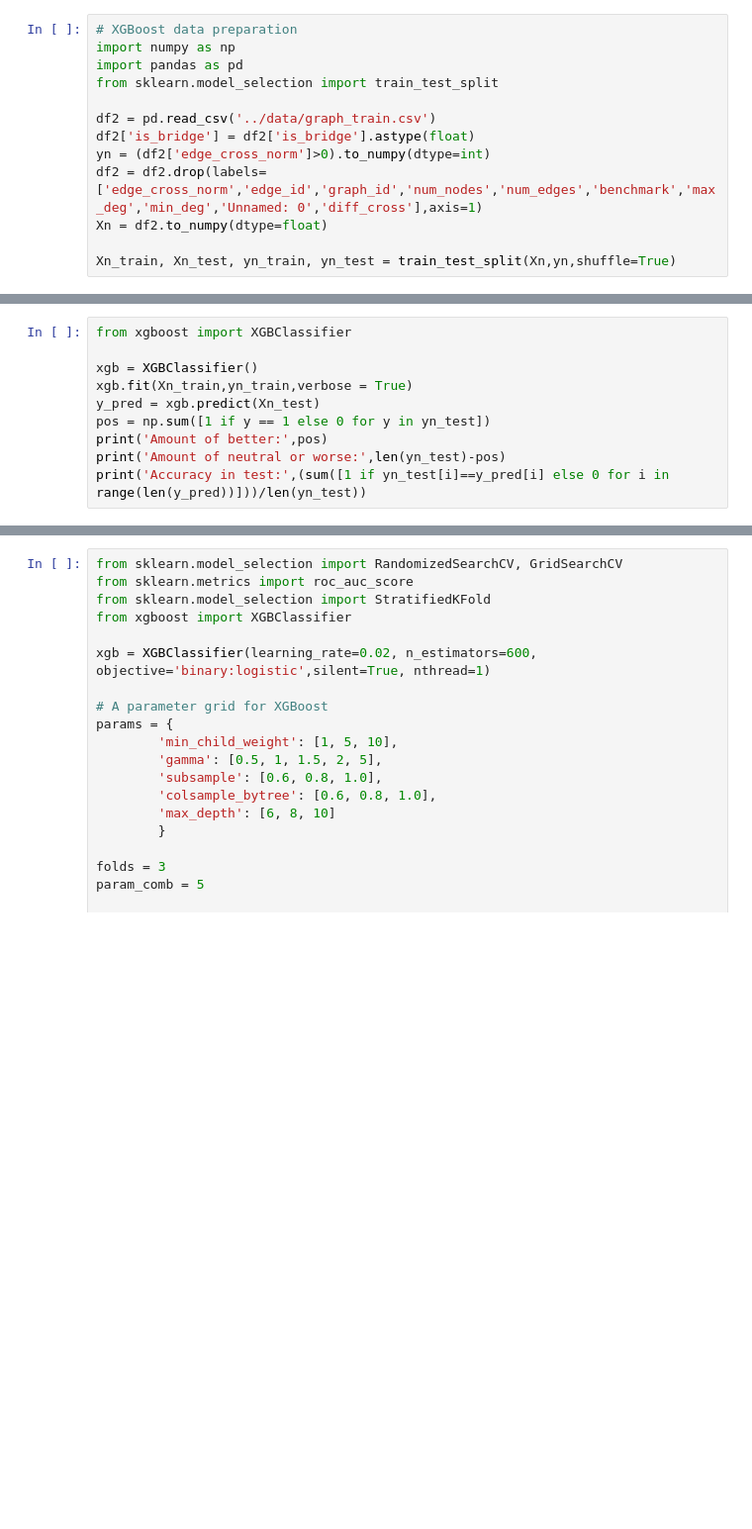
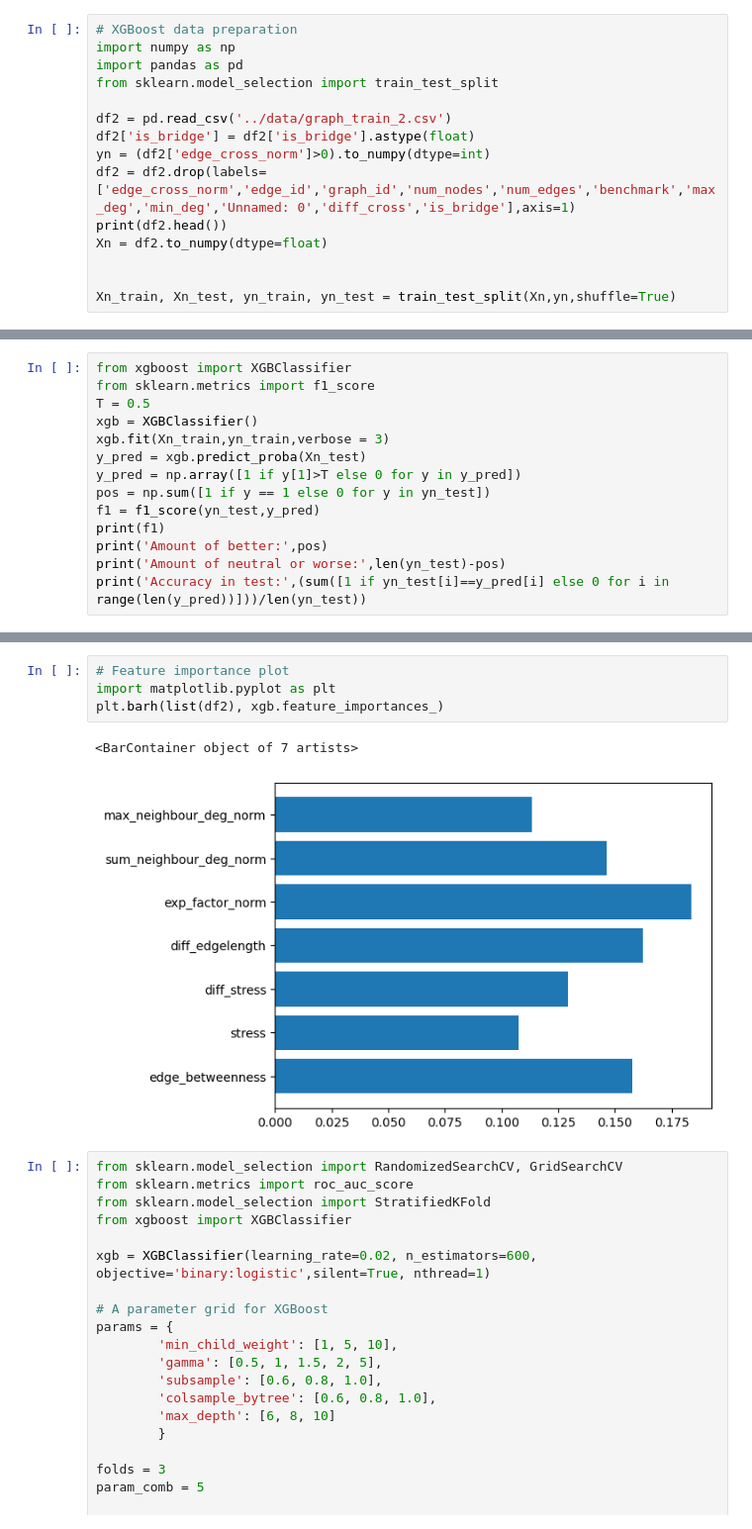
Before and after one commit to NathanielMH/EdgeRelaxationGraphDrawing, a Jupyter notebook: notebooks/classifiers.ipynb, the cells around one changed output, grey strips where cells are left out. Shown at 99% size. Cells and saved outputs as stored; diff of their text form; blank space fills up the shorter version.

Commit message:
added feature importance plots

```diff
--- a/notebooks/classifiers.ipynb
+++ b/notebooks/classifiers.ipynb
@@ -38,10 +38,12 @@ import numpy as np
 import pandas as pd
 from sklearn.model_selection import train_test_split
 
-df2 = pd.read_csv('../data/graph_train.csv')
+df2 = pd.read_csv('../data/graph_train_2.csv')
 df2['is_bridge'] = df2['is_bridge'].astype(float)
 yn = (df2['edge_cross_norm']>0).to_numpy(dtype=int)
-df2 = df2.drop(labels=['edge_cross_norm','edge_id','graph_id','num_nodes','num_edges','benchmark','max_deg','min_deg','Unnamed: 0','diff_cross'],axis=1)
+df2 = df2.drop(labels=['edge_cross_norm','edge_id','graph_id','num_nodes','num_edges','benchmark','max_deg','min_deg','Unnamed: 0','diff_cross','is_bridge'],axis=1)
+print(df2.head())
 Xn = df2.to_numpy(dtype=float)
 
+
 Xn_train, Xn_test, yn_train, yn_test = train_test_split(Xn,yn,shuffle=True)
@@ -48,10 +64,14 @@ Xn_train, Xn_test, yn_train, yn_test = train_test_split(Xn,yn,shuffle=True)
 # %%
 from xgboost import XGBClassifier
-
+from sklearn.metrics import f1_score
+T = 0.5
 xgb = XGBClassifier()
-xgb.fit(Xn_train,yn_train,verbose = True)
-y_pred = xgb.predict(Xn_test)
+xgb.fit(Xn_train,yn_train,verbose = 3)
+y_pred = xgb.predict_proba(Xn_test)
+y_pred = np.array([1 if y[1]>T else 0 for y in y_pred])
 pos = np.sum([1 if y == 1 else 0 for y in yn_test])
+f1 = f1_score(yn_test,y_pred)
+print(f1)
 print('Amount of better:',pos)
 print('Amount of neutral or worse:',len(yn_test)-pos)
 print('Accuracy in test:',(sum([1 if yn_test[i]==y_pred[i] else 0 for i in range(len(y_pred))]))/len(yn_test))
@@ -62,3 +84,10 @@ Accuracy in test: 0.7339558911186171
+# %%
+# Feature importance plot
+import matplotlib.pyplot as plt
+plt.barh(list(df2), xgb.feature_importances_)
+# %% [output]
+<BarContainer object of 7 artists>
+[figure, added]
 # %%
 from sklearn.model_selection import RandomizedSearchCV, GridSearchCV
 from sklearn.metrics import roc_auc_score
```
Also changed, not shown: parts of 3 cells of this notebook.
